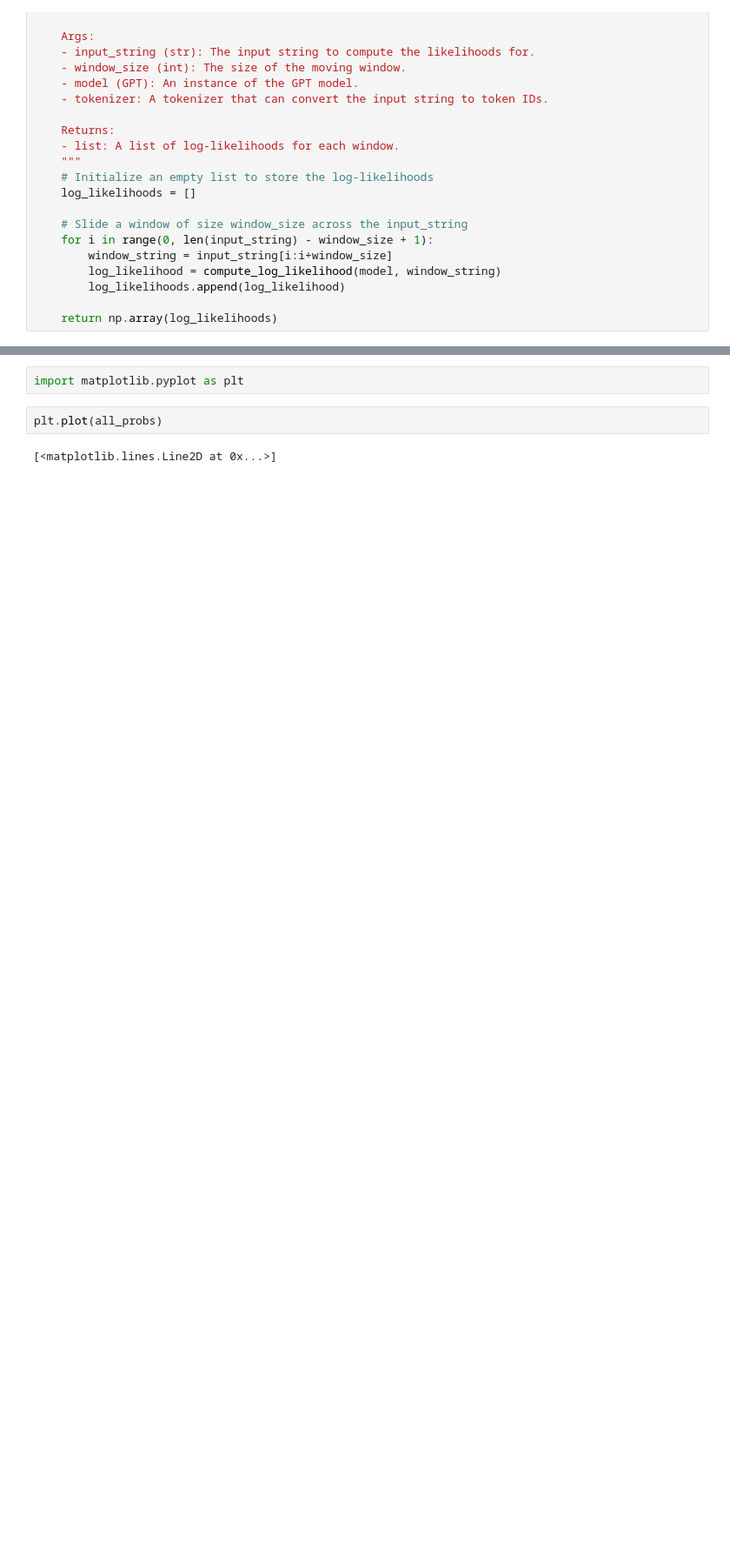
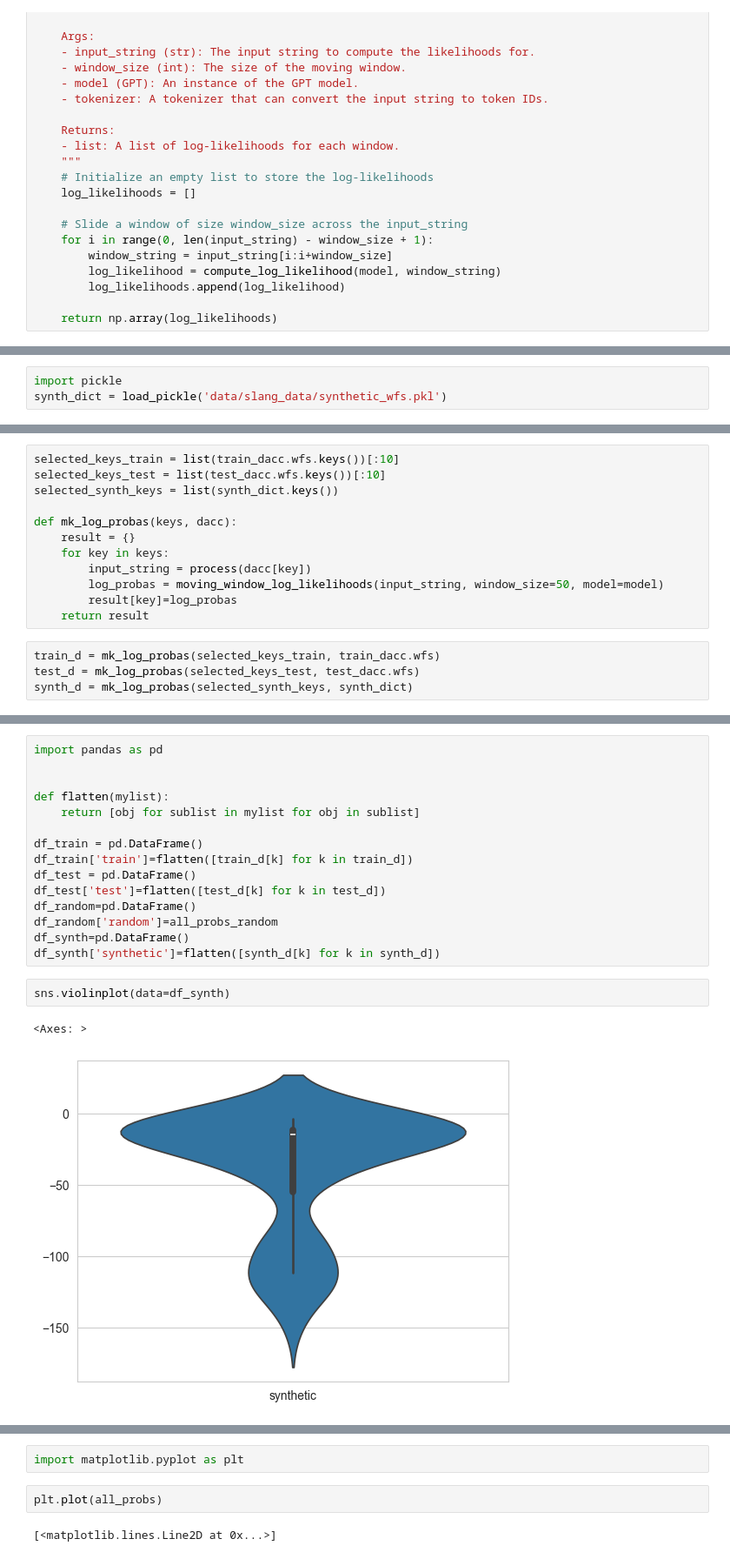
Before and after one commit to sylvainbonnot/nanoGPT, a Jupyter notebook: slang_try.ipynb, the cells around one changed output, grey strips where cells are left out. Shown at 87% size. Saved outputs shown, nothing was run; the diff lists cells and outputs as text; blank space fills up the shorter version.

```diff
--- a/slang_try.ipynb
+++ b/slang_try.ipynb
@@ -343,0 +450,3 @@ array([-20.3496747 , -20.03447247, -20.52007389, -21.59149623,
+# %%
+import pickle
+synth_dict = load_pickle('data/slang_data/synthetic_wfs.pkl')
@@ -343,0 +470,16 @@ array([-20.3496747 , -20.03447247, -20.52007389, -21.59149623,
+# %%
+selected_keys_train = list(train_dacc.wfs.keys())[:10]
+selected_keys_test = list(test_dacc.wfs.keys())[:10]
+selected_synth_keys = list(synth_dict.keys())
+
+def mk_log_probas(keys, dacc):
+    result = {}
+    for key in keys:
+        input_string = process(dacc[key])
+        log_probas = moving_window_log_likelihoods(input_string, window_size=50, model=model)
+        result[key]=log_probas
+    return result
+# %%
+train_d = mk_log_probas(selected_keys_train, train_dacc.wfs)
+test_d = mk_log_probas(selected_keys_test, test_dacc.wfs)
+synth_d = mk_log_probas(selected_synth_keys, synth_dict)
@@ -343,0 +495,20 @@ array([-20.3496747 , -20.03447247, -20.52007389, -21.59149623,
+# %%
+import pandas as pd
+
+
+def flatten(mylist):
+    return [obj for sublist in mylist for obj in sublist]
+
+df_train = pd.DataFrame()
+df_train['train']=flatten([train_d[k] for k in train_d])
+df_test = pd.DataFrame()
+df_test['test']=flatten([test_d[k] for k in test_d])
+df_random=pd.DataFrame()
+df_random['random']=all_probs_random
+df_synth=pd.DataFrame()
+df_synth['synthetic']=flatten([synth_d[k] for k in synth_d])
+# %%
+sns.violinplot(data=df_synth)
+# %% [output]
+<Axes: >
+[figure, added]
```
Also changed, not shown: parts of 43 cells of this notebook, 10 other files.
